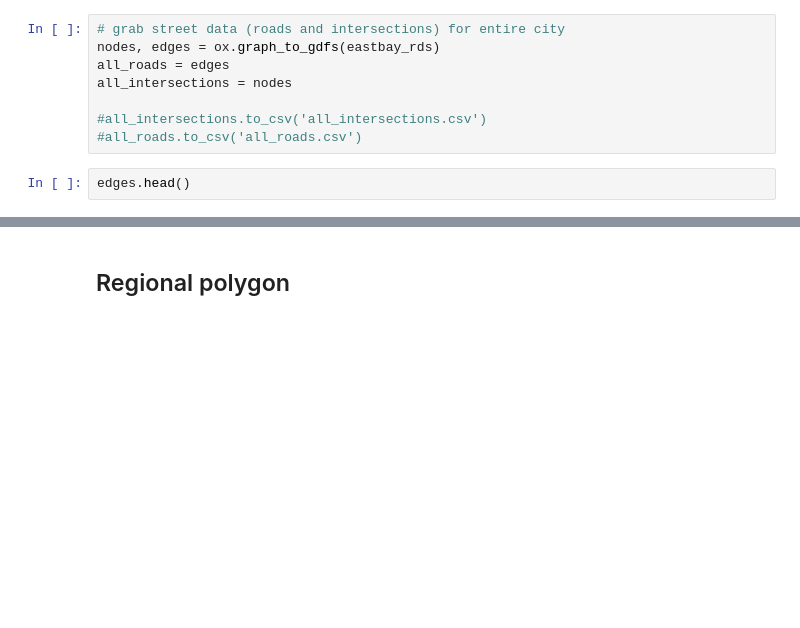
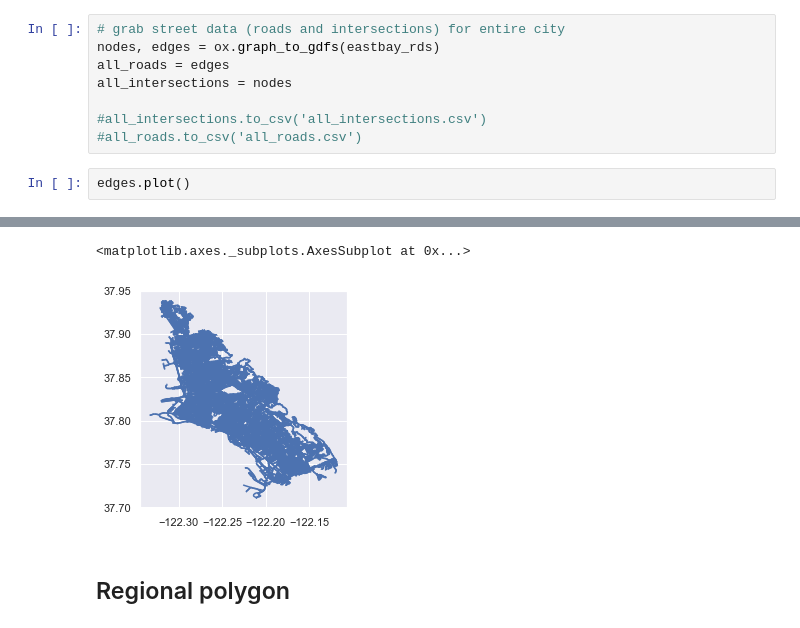
Before and after one commit to samdchamberlain/HealthyHomes_Insight, a Jupyter notebook: Heatmap_generation.ipynb, the cells around one changed output, grey strips where cells are left out. Cells and saved outputs as stored; diff of their text form; blank space fills up the shorter version.

```diff
--- a/Heatmap_generation.ipynb
+++ b/Heatmap_generation.ipynb
@@ -107,5 +107,5 @@ all_intersections = nodes
 #all_intersections.to_csv('all_intersections.csv')
 #all_roads.to_csv('all_roads.csv')
 # %%
-edges.head()
+edges.plot()
 # %% [output]
@@ -118,3 +112,5 @@ edges.head()
+<matplotlib.axes._subplots.AxesSubplot at 0x...>
+[figure, added]
 # %% [markdown]
 ## Regional polygon
 # %%
```
Also changed, not shown: parts of 19 cells of this notebook, 1 other file.
